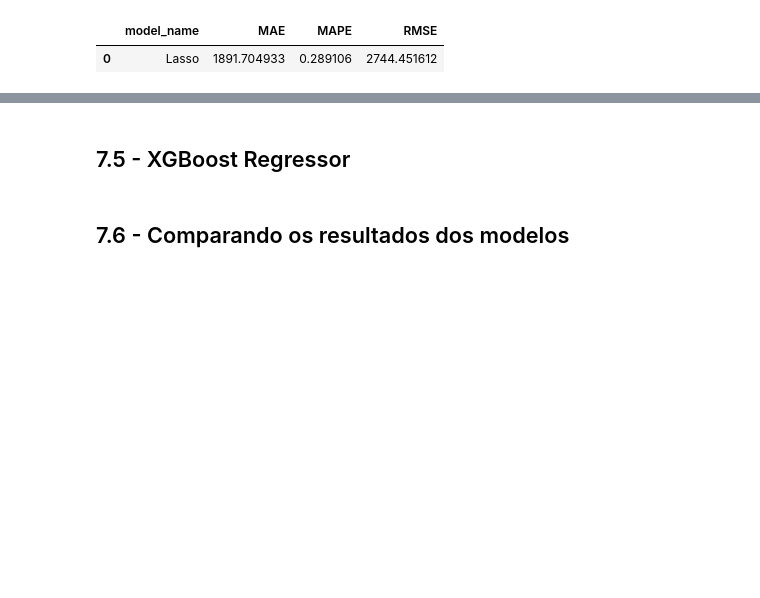
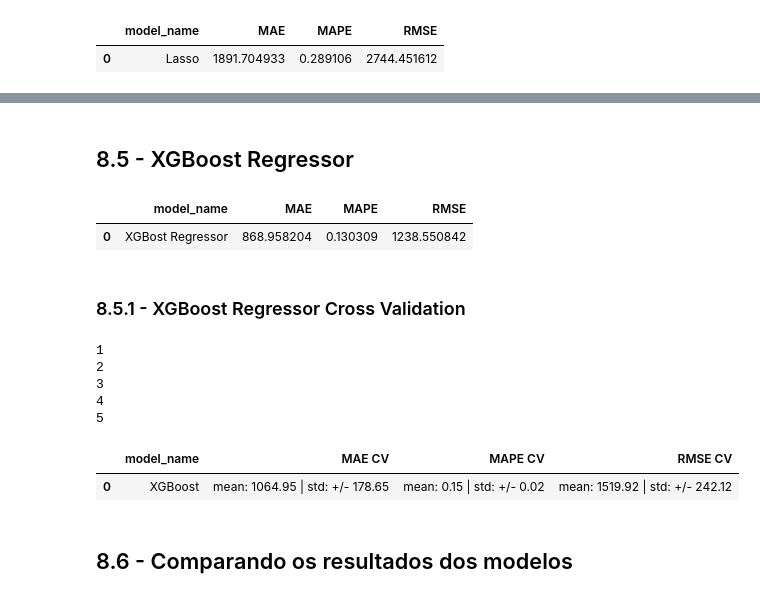
Before and after one commit to jhonatanmarques92/rossmann_sales_prediction, a Jupyter notebook: modulo_7_store_sales_prediction.ipynb, the cells around one changed output, grey strips where cells are left out. Saved outputs shown, nothing was run; the diff lists cells and outputs as text; code cells hidden in the pictures; blank space fills up the shorter version.

```diff
--- a/modulo_7_store_sales_prediction.ipynb
+++ b/modulo_7_store_sales_prediction.ipynb
@@ -990,16 +1011,10 @@ resultado_lrr
 # resultado_rf = ml_error('Random Forest Regressor', np.expm1(y_test), np.expm1(y_pred_rf))
 # resultado_rf
 # %% [markdown]
-## 7.5 -  XGBoost Regressor
+## 8.5 -  XGBoost Regressor
 # %%
 # modelo
-xgb_model = xgb.XGBRegressor(objective='reg:squarederror',
-                            n_estimators=100,
-                            eta=0.01,
-                            max_depth=10,
-                            subsample=0.7,
-                            colsample_bytree=0.9,
-                            random_state=42).fit(x_train, y_train)
+xgb_model = xgb.XGBRegressor().fit(x_train, y_train)
 
 # predição
 y_pred_xgb = xgb_model.predict(x_test)
@@ -1007,8 +1022,26 @@ y_pred_xgb = xgb_model.predict(x_test)
 # perfomance
 resultado_xgb = ml_error('XGBost Regressor', np.expm1(y_test), np.expm1(y_pred_xgb))
 resultado_xgb
+# %% [output]
+|  | model_name | MAE | MAPE | RMSE |
+| 0 | XGBost Regressor | 868.958204 | 0.130309 | 1238.550842 |
+# %% [markdown]
+### 8.5.1 -  XGBoost Regressor Cross Validation
+# %%
+xgb_model = xgb.XGBRegressor()
+
+resultado_xgb_cv = cross_validation(xgb_model, 'XGBoost', x_training, 5, verbose=True)
+resultado_xgb_cv
+# %% [output]
+1
+2
+3
+4
+5
+|  | model_name | MAE CV | MAPE CV | RMSE CV |
+| 0 | XGBoost | mean: 1064.95 | std: +/- 178.65 | mean: 0.15 | std: +/- 0.02 | mean: 1519.92 | std: +/- 242.12 |
 # %% [markdown]
-## 7.6 - Comparando os resultados dos modelos
+## 8.6 - Comparando os resultados dos modelos
 # %%
 resultado = pd.concat([resultado_avg, resultado_lr, resultado_lrr, resultado_xgb])
 resultado.sort_values('RMSE')
```
Also changed, not shown: parts of 21 cells of this notebook.
